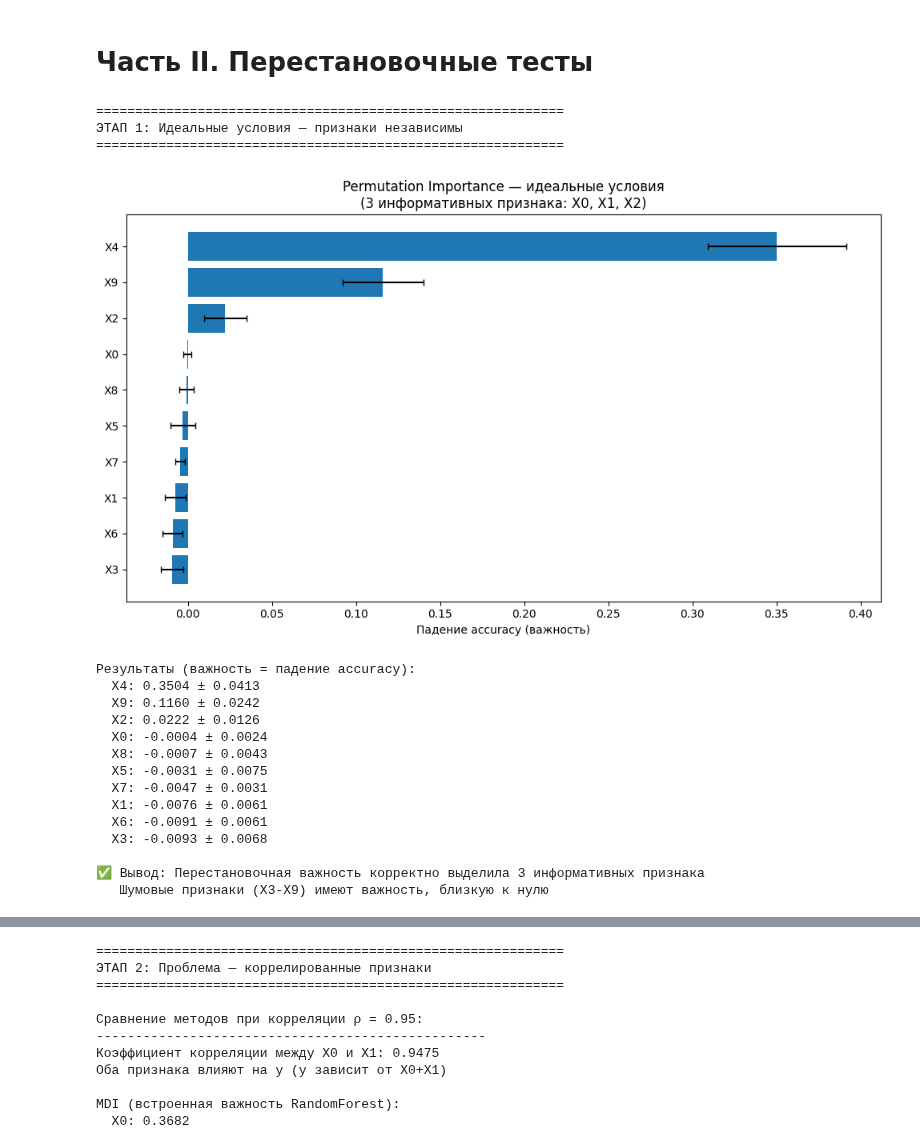
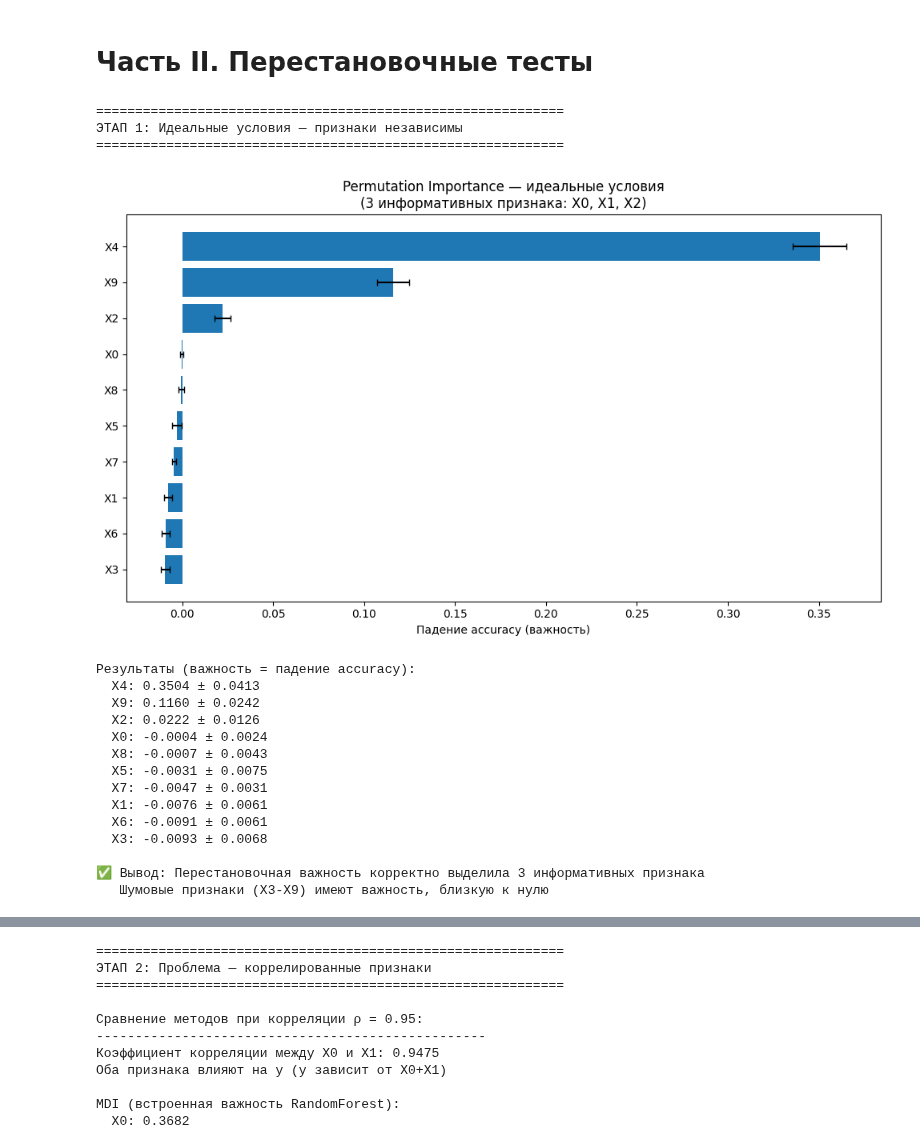
Before and after one commit to SholbanDongak/colab, a Jupyter notebook: random_forest.ipynb, the cells around one changed output, grey strips where cells are left out. Cells and saved outputs as stored; diff of their text form; code cells hidden in the pictures.

```diff
--- a/random_forest.ipynb
+++ b/random_forest.ipynb
@@ -491,35 +954,35 @@ result = permutation_importance(
     n_jobs=-1,
     scoring='accuracy'  # метрика для классификации
 )
 
 # Визуализация
 fig, ax = plt.subplots(figsize=(10, 6))
 
 feature_names = [f'X{i}' for i in range(10)]
 importances_mean = result.importances_mean
 importances_std = result.importances_std
 
 # Сортируем по важности
 sorted_idx = np.argsort(importances_mean)
-ax.barh(range(10), importances_mean[sorted_idx], xerr=importances_std[sorted_idx], capsize=3)
+ax.barh(range(10), importances_mean[sorted_idx], xerr= 1.96 * 30 **(-0.5) * importances_std[sorted_idx], capsize=3)
 ax.set_yticks(range(10), [feature_names[i] for i in sorted_idx])
 ax.set_xlabel('Падение accuracy (важность)')
 ax.set_title('Permutation Importance — идеальные условия\n(3 информативных признака: X0, X1, X2)')
 
 plt.tight_layout()
 plt.show()
 
 print("\nРезультаты (важность = падение accuracy):")
 for i in sorted_idx[::-1]:  # от самой важной к менее важной
     print(f"  {feature_names[i]}: {importances_mean[i]:.4f} ± {importances_std[i]:.4f}")
 
 print("\n✅ Вывод: Перестановочная важность корректно выделила 3 информативных признака")
 print("   Шумовые признаки (X3-X9) имеют важность, близкую к нулю")
 # %% [output]
 ============================================================
 ЭТАП 1: Идеальные условия — признаки независимы
 ============================================================
-[figure, old version]
+[figure, new version]
 Результаты (важность = падение accuracy):
   X4: 0.3504 ± 0.0413
   X9: 0.1160 ± 0.0242
```
Also changed, not shown: parts of 21 cells of this notebook.
